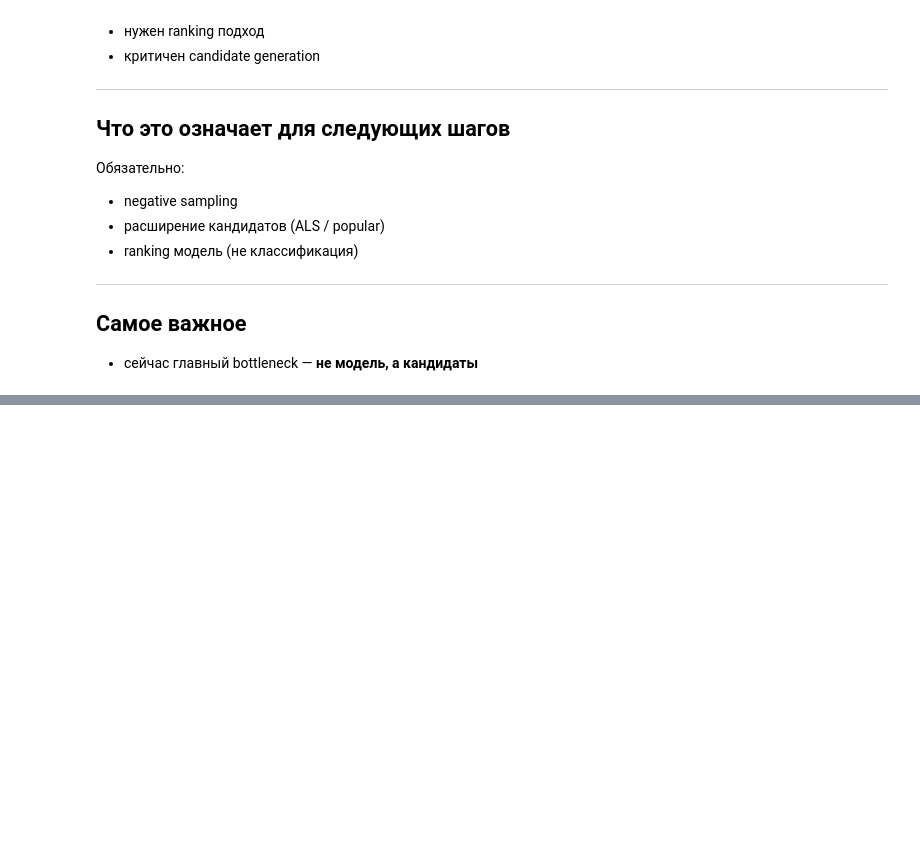
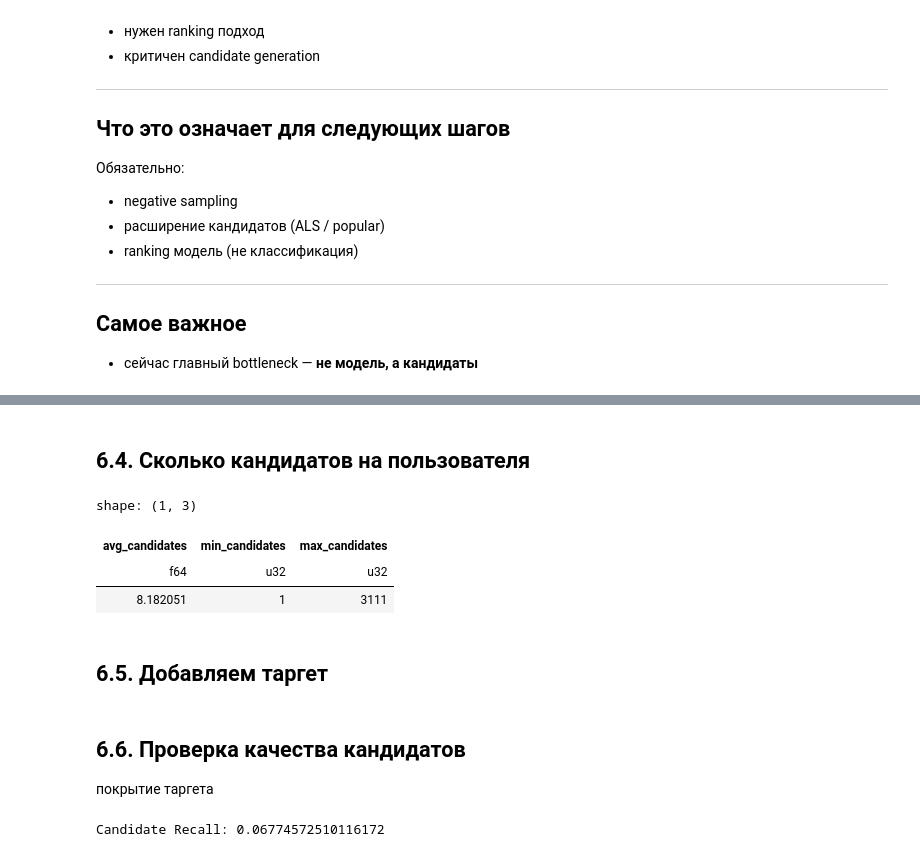
Before and after one commit to Manaam9/ecommerce-recsys, a Jupyter notebook: notebooks/02_modeling.ipynb, the cells around one changed output, grey strips where cells are left out. Cells and saved outputs as stored; diff of their text form; code cells hidden in the pictures; blank space fills up the shorter version.

```diff
--- a/notebooks/02_modeling.ipynb
+++ b/notebooks/02_modeling.ipynb
@@ -809,0 +875,17 @@ extreme imbalance + implicit feedback + sparse matrix
+# %% [markdown]
+## 6.4. Сколько кандидатов на пользователя
+# %%
+candidates.group_by("visitorid").len().select(
+    [
+        pl.col("len").mean().alias("avg_candidates"),
+        pl.col("len").min().alias("min_candidates"),
+        pl.col("len").max().alias("max_candidates"),
+    ]
+)
+# %% [output]
+shape: (1, 3)
+| avg_candidates | min_candidates | max_candidates |
+| f64 | u32 | u32 |
+| 8.182051 | 1 | 3111 |
+# %% [markdown]
+## 6.5. Добавляем таргет
@@ -809,0 +896,11 @@ extreme imbalance + implicit feedback + sparse matrix
+# %% [markdown]
+## 6.6. Проверка качества кандидатов
+покрытие таргета
+# %%
+recall_check = valid_target.join(candidates, on=["visitorid", "itemid"], how="inner")
+
+recall = recall_check.height / valid_target.height
+
+print("Candidate Recall:", recall)
+# %% [output]
+Candidate Recall: 0.06774572510116172
```
Also changed, not shown: parts of 13 cells of this notebook.
